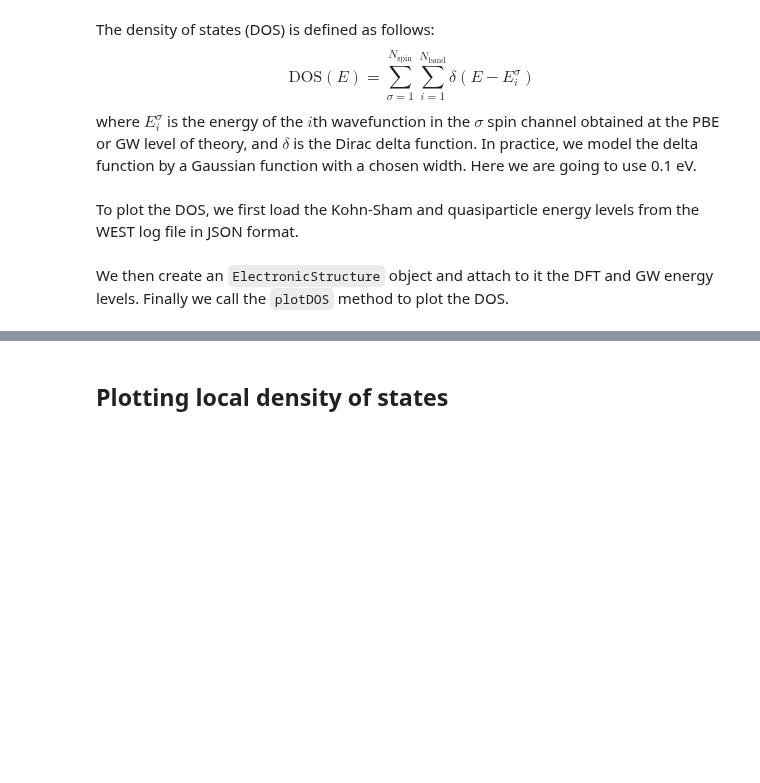
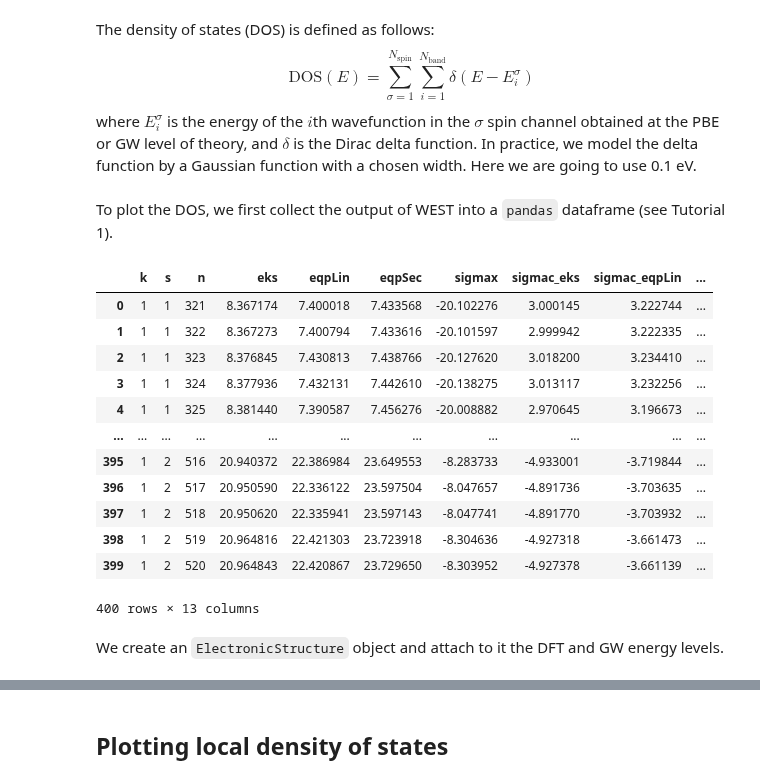
Before and after one commit to west-code-development/West, a Jupyter notebook: Doc/tutorials/basic/basic_004.ipynb, the cells around one changed output, grey strips where cells are left out. Saved outputs shown, nothing was run; the diff lists cells and outputs as text; code cells hidden in the pictures; blank space fills up the shorter version.

Commit message:
Updated Intro tutorials

```diff
--- a/Doc/tutorials/basic/basic_004.ipynb
+++ b/Doc/tutorials/basic/basic_004.ipynb
@@ -43,25 +43,58 @@ The density of states (DOS) is defined as follows:
 \text{DOS}(E) = \sum_{\sigma=1}^{N_{\text{spin}}} \sum_{i=1}^{N_{\text{band}}} \delta (E-E_i^{\sigma})
 \end{equation}
 where $E_i^{\sigma}$ is the energy of the $i$th wavefunction in the $\sigma$ spin channel obtained at the PBE or GW level of theory, and $\delta$ is the Dirac delta function. In practice, we model the delta function by a Gaussian function with a chosen width. Here we are going to use 0.1 eV.
-# %% [markdown]
-To plot the DOS, we first load the Kohn-Sham and quasiparticle energy levels from the WEST log file in JSON format.
-# %%
-import json
-
-vbm_dft = 13.0777
-vbm_gw = 12.4665
-
-# read data from JSON file
-with open('nv_diamond.wfreq.save/wfreq.json') as file:
-    data = json.load(file)
-
-# extracting energy levels from the data
-y = {}
-y['dft'] = {}
-y['gw'] = {}
-
-for s in [1,2] :
-    y['dft'][s] = [e-vbm_dft for e in data['output']['Q'][f'K{s:06d}']['eks']]
-    y['gw'][s] = [e-vbm_gw for e in data['output']['Q'][f'K{s:06d}']['eqpSec']]
+# %% [markdown]
+To plot the DOS, we first collect the output of WEST into a `pandas` dataframe (see Tutorial 1).
+# %%
+import json
+
+# read data from JSON file
+with open('nv_diamond.wfreq.save/wfreq.json') as file:
+    data = json.load(file)
+
+import numpy as np
+import pandas as pd
+
+# specify keys
+keys = ['eks', 'eqpLin', 'eqpSec', 'sigmax', 'sigmac_eks','sigmac_eqpLin','sigmac_eqpSec', 'vxcl', 'vxcnl', 'hf']
+
+# build the dataframe
+columns = ['k', 's', 'n'] + keys
+df = pd.DataFrame(columns=columns)
+
+# insert data into the dataframe
+for s in range(1,data["system"]["electron"]['nspin']+1) :
+    for k in data["system"]["bzsamp"]['k'] :
+        kindex = f"K{k['id']+(s-1)*len(data['system']['bzsamp']['k']):06d}"
+        for i, n in enumerate(data["output"]["Q"]["bandmap"]) :
+            d = data["output"]["Q"][kindex]
+            row = [k['id'], s, n]
+            for key in keys :
+                if 're' in d[key] :
+                    row.append(d[key]['re'][i])
+                else :
+                    row.append(d[key][i])
+            df.loc[i+(s-1)*len(data["output"]["Q"]["bandmap"])] = row
+
+# cast the columns k, s, n to int
+df['k'] = df['k'].apply(np.int64)
+df['s'] = df['s'].apply(np.int64)
+df['n'] = df['n'].apply(np.int64)
+
+display(df)
+# %% [output]
+|  | k | s | n | eks | eqpLin | eqpSec | sigmax | sigmac_eks | sigmac_eqpLin | ... |
+| 0 | 1 | 1 | 321 | 8.367174 | 7.400018 | 7.433568 | -20.102276 | 3.000145 | 3.222744 | ... |
+| 1 | 1 | 1 | 322 | 8.367273 | 7.400794 | 7.433616 | -20.101597 | 2.999942 | 3.222335 | ... |
+| 2 | 1 | 1 | 323 | 8.376845 | 7.430813 | 7.438766 | -20.127620 | 3.018200 | 3.234410 | ... |
+| 3 | 1 | 1 | 324 | 8.377936 | 7.432131 | 7.442610 | -20.138275 | 3.013117 | 3.232256 | ... |
+| 4 | 1 | 1 | 325 | 8.381440 | 7.390587 | 7.456276 | -20.008882 | 2.970645 | 3.196673 | ... |
+| ... | ... | ... | ... | ... | ... | ... | ... | ... | ... | ... |
+| 395 | 1 | 2 | 516 | 20.940372 | 22.386984 | 23.649553 | -8.283733 | -4.933001 | -3.719844 | ... |
+| 396 | 1 | 2 | 517 | 20.950590 | 22.336122 | 23.597504 | -8.047657 | -4.891736 | -3.703635 | ... |
+| 397 | 1 | 2 | 518 | 20.950620 | 22.335941 | 23.597143 | -8.047741 | -4.891770 | -3.703932 | ... |
+| 398 | 1 | 2 | 519 | 20.964816 | 22.421303 | 23.723918 | -8.304636 | -4.927318 | -3.661473 | ... |
+| 399 | 1 | 2 | 520 | 20.964843 | 22.420867 | 23.729650 | -8.303952 | -4.927378 | -3.661139 | ... |
+400 rows × 13 columns
 # %% [markdown]
-We then create an ``ElectronicStructure`` object and attach to it the DFT and GW energy levels. Finally we call the ``plotDOS`` method to plot the DOS.
+We create an `ElectronicStructure` object and attach to it the DFT and GW energy levels.
```
Also changed, not shown: parts of 9 cells of this notebook, 6 other files.
